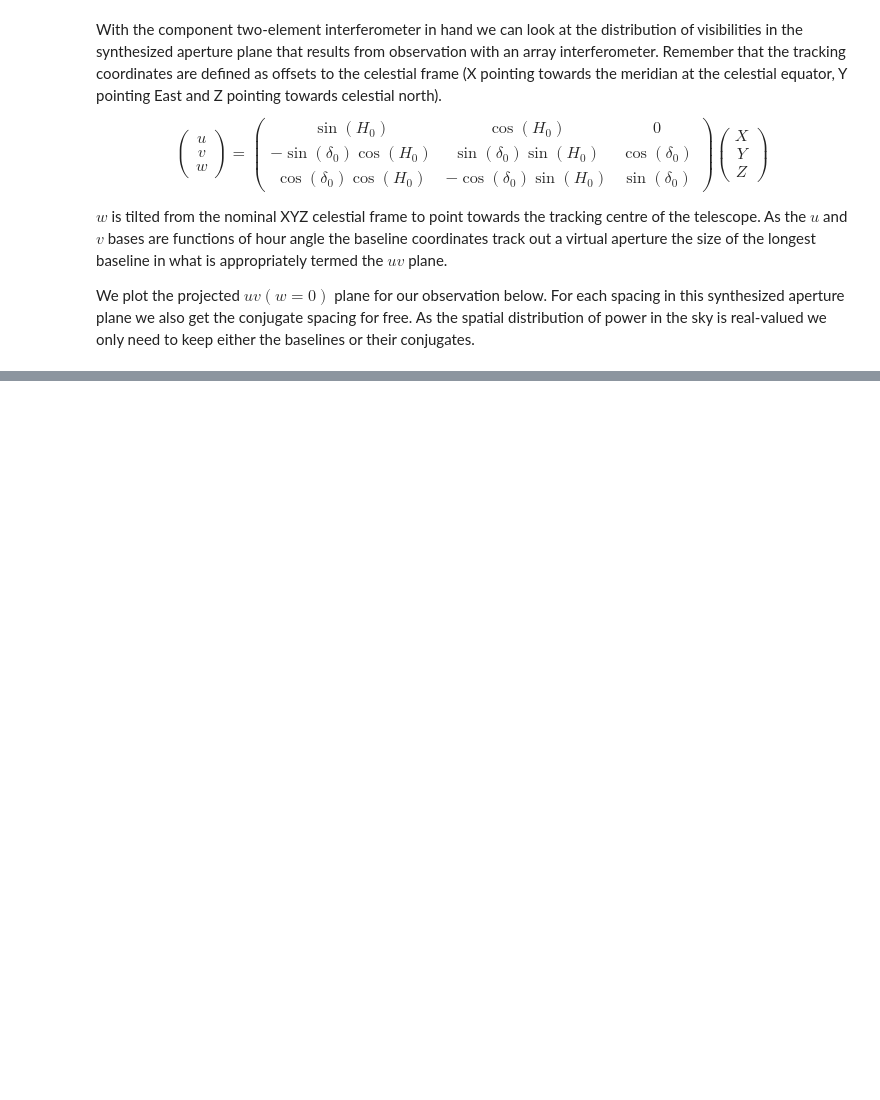
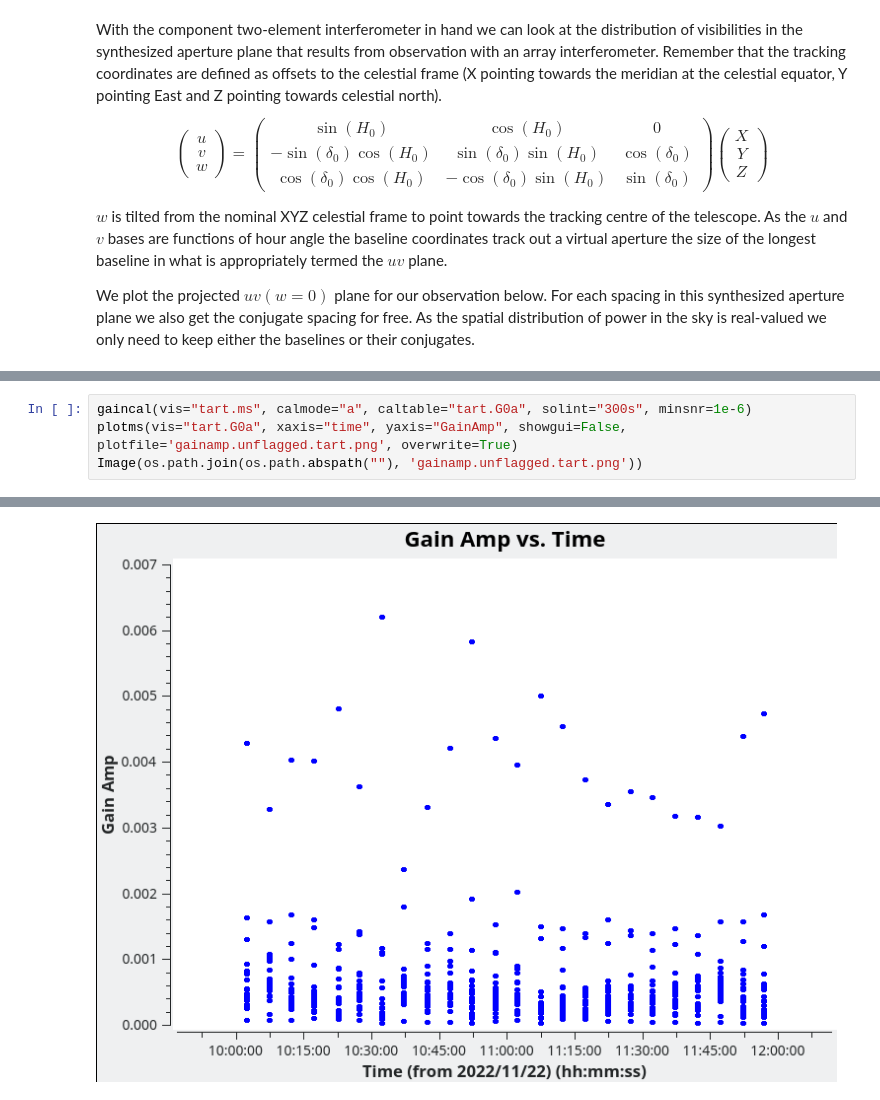
Before and after one commit to tart-telescope/notebooks, a Jupyter notebook: casa_example/casa_reduction_example.ipynb, the cells around one changed output, grey strips where cells are left out. Drawn from its saved outputs; the diff is of its cells as text; blank space fills up the shorter version.

```diff
--- a/casa_example/casa_reduction_example.ipynb
+++ b/casa_example/casa_reduction_example.ipynb
@@ -197,0 +340,5 @@ plt.show()
+# %%
+gaincal(vis="tart.ms", calmode="a", caltable="tart.G0a", solint="300s", minsnr=1e-6)
+plotms(vis="tart.G0a", xaxis="time", yaxis="GainAmp", showgui=False, plotfile='gainamp.unflagged.tart.png', overwrite=True)
+Image(os.path.join(os.path.abspath(""), 'gainamp.unflagged.tart.png'))
+# %% [output]
@@ -197,0 +362 @@ plt.show()
+[figure, added]
```
Also changed, not shown: parts of 19 cells of this notebook.
